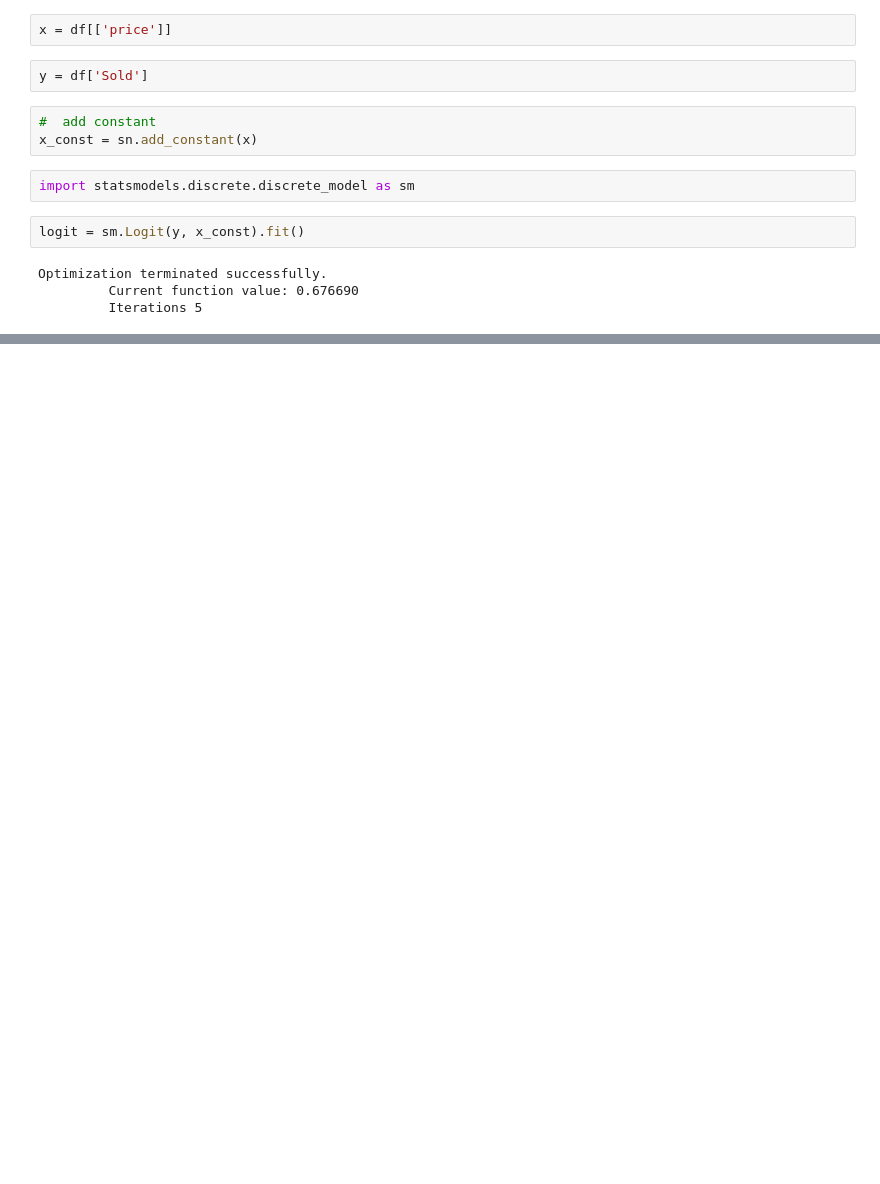
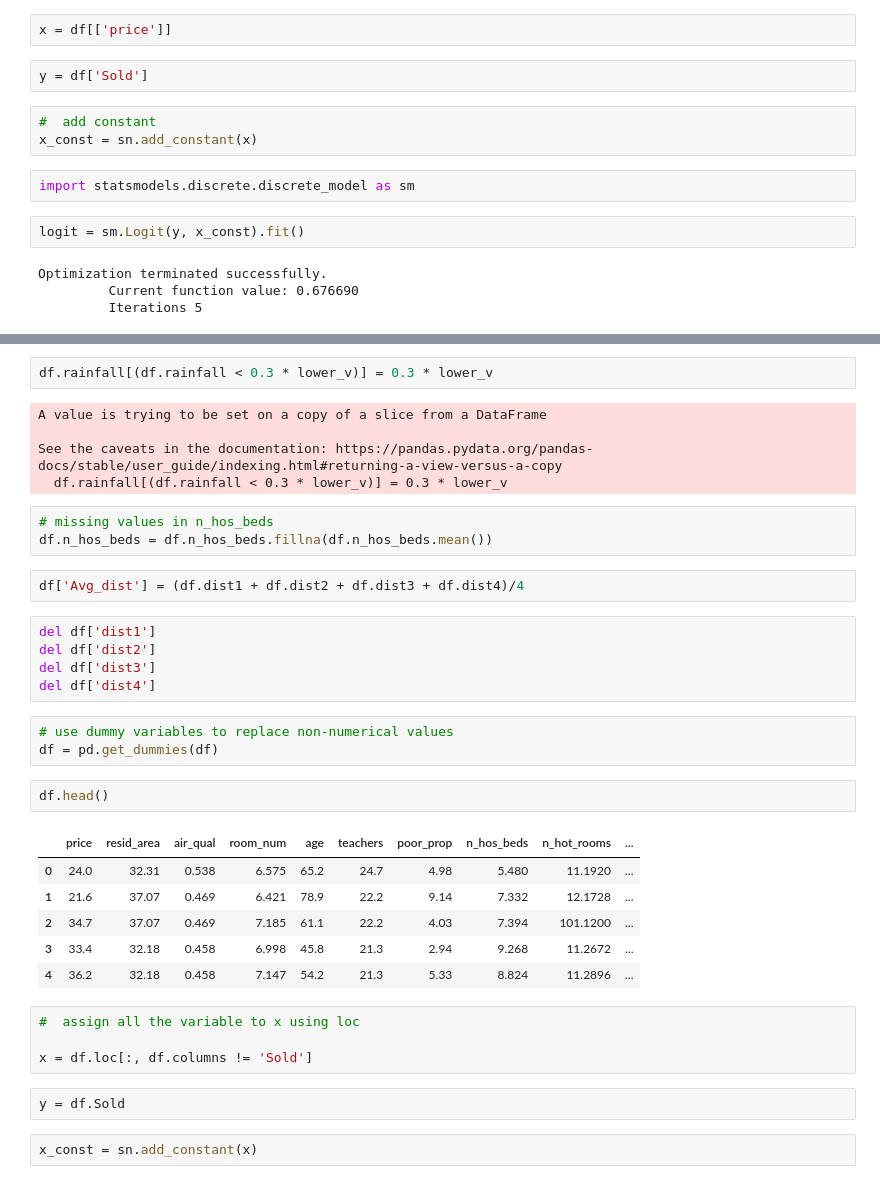
Before and after one commit to MidlajN/ML_Programs, a Jupyter notebook: ML/CM_statsmodel.ipynb, the cells around one changed output, grey strips where cells are left out. Cells and saved outputs as stored; diff of their text form; blank space fills up the shorter version.

```diff
--- a/ML/CM_statsmodel.ipynb
+++ b/ML/CM_statsmodel.ipynb
@@ -45,0 +79,37 @@ Logit Regression Results
+# %%
+df.rainfall[(df.rainfall < 0.3 * lower_v)] = 0.3 * lower_v
+# %% [output]
+A value is trying to be set on a copy of a slice from a DataFrame
+
+See the caveats in the documentation: https://pandas.pydata.org/pandas-docs/stable/user_guide/indexing.html#returning-a-view-versus-a-copy
+  df.rainfall[(df.rainfall < 0.3 * lower_v)] = 0.3 * lower_v
+# %%
+# missing values in n_hos_beds
+df.n_hos_beds = df.n_hos_beds.fillna(df.n_hos_beds.mean())
+# %%
+df['Avg_dist'] = (df.dist1 + df.dist2 + df.dist3 + df.dist4)/4
+# %%
+del df['dist1']
+del df['dist2']
+del df['dist3']
+del df['dist4']
+# %%
+# use dummy variables to replace non-numerical values
+df = pd.get_dummies(df)
+# %%
+df.head()
+# %% [output]
+|  | price | resid_area | air_qual | room_num | age | teachers | poor_prop | n_hos_beds | n_hot_rooms | ... |
+| 0 | 24.0 | 32.31 | 0.538 | 6.575 | 65.2 | 24.7 | 4.98 | 5.480 | 11.1920 | ... |
+| 1 | 21.6 | 37.07 | 0.469 | 6.421 | 78.9 | 22.2 | 9.14 | 7.332 | 12.1728 | ... |
+| 2 | 34.7 | 37.07 | 0.469 | 7.185 | 61.1 | 22.2 | 4.03 | 7.394 | 101.1200 | ... |
+| 3 | 33.4 | 32.18 | 0.458 | 6.998 | 45.8 | 21.3 | 2.94 | 9.268 | 11.2672 | ... |
+| 4 | 36.2 | 32.18 | 0.458 | 7.147 | 54.2 | 21.3 | 5.33 | 8.824 | 11.2896 | ... |
+# %%
+#  assign all the variable to x using loc
+
+x = df.loc[:, df.columns != 'Sold']
+# %%
+y = df.Sold
+# %%
+x_const = sn.add_constant(x)
```
Also changed, not shown: parts of 12 cells of this notebook, 1 other file.
